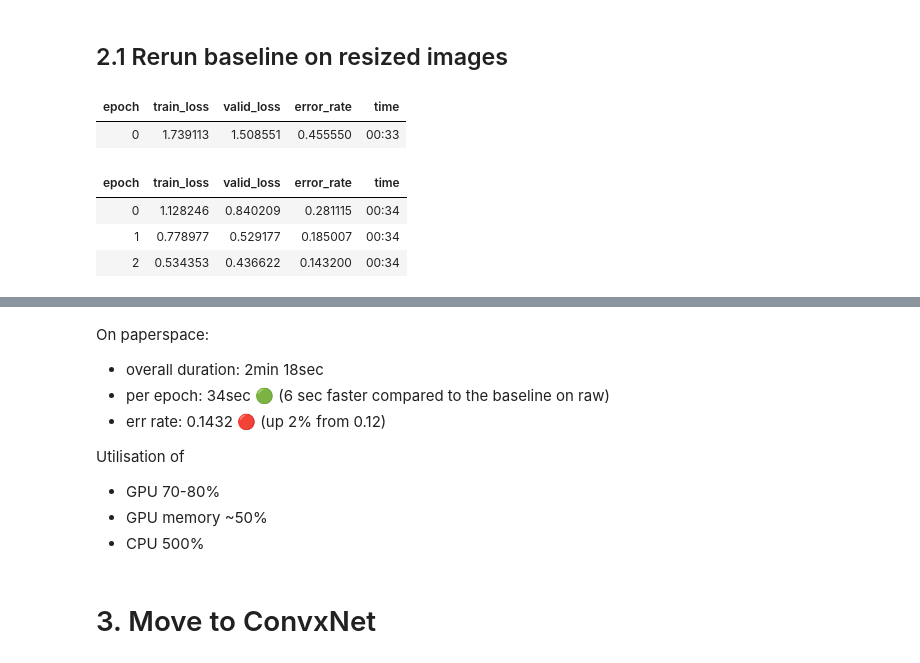
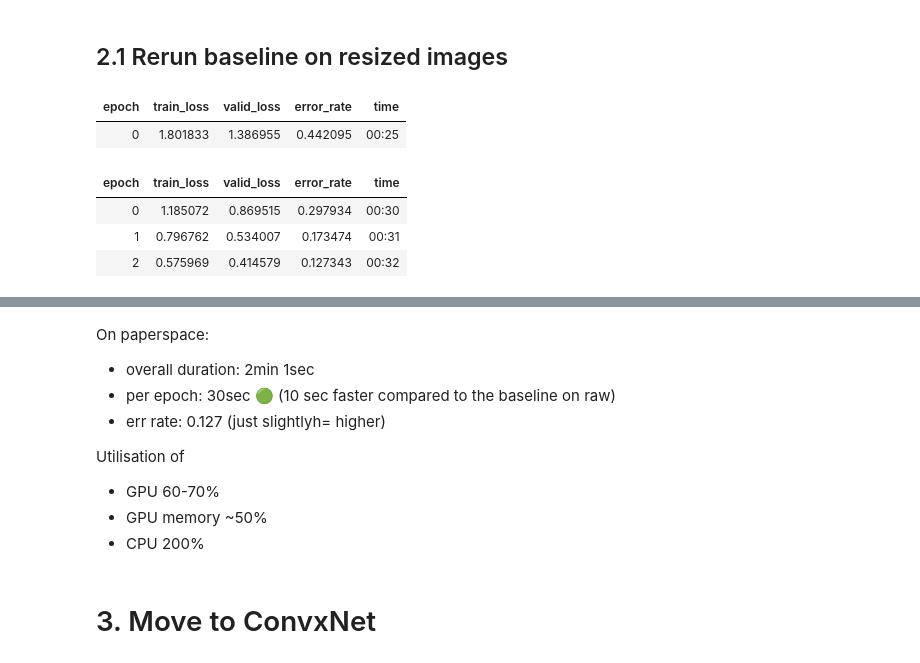
Before and after one commit to jffist/fastai22-paddy, a Jupyter notebook: notebooks/02-convxnet-resize-tta.ipynb, the cells around one changed output, grey strips where cells are left out. Cells and saved outputs as stored; diff of their text form; code cells hidden in the pictures.

```diff
--- a/notebooks/02-convxnet-resize-tta.ipynb
+++ b/notebooks/02-convxnet-resize-tta.ipynb
@@ -273,14 +276,14 @@ Wall time: 57.2 s
 ## 2.1 Rerun baseline on resized images
 # %%
 %%time
-learn, dls = train(train_path, "resnet26d",
+learn, dls = train(train_path_small, "resnet26d",
                    Resize(256, method='squish'),  # changed scale to 256 to match resized
                    aug_transforms(size=128, min_scale=0.75),
                    3)
 # %% [output]
 | epoch | train_loss | valid_loss | error_rate | time |
-| 0 | 1.739113 | 1.508551 | 0.455550 | 00:33 |
+| 0 | 1.801833 | 1.386955 | 0.442095 | 00:25 |
 | epoch | train_loss | valid_loss | error_rate | time |
-| 0 | 1.128246 | 0.840209 | 0.281115 | 00:34 |
-| 1 | 0.778977 | 0.529177 | 0.185007 | 00:34 |
-| 2 | 0.534353 | 0.436622 | 0.143200 | 00:34 |
+| 0 | 1.185072 | 0.869515 | 0.297934 | 00:30 |
+| 1 | 0.796762 | 0.534007 | 0.173474 | 00:31 |
+| 2 | 0.575969 | 0.414579 | 0.127343 | 00:32 |
@@ -289,13 +292,13 @@ Wall time: 2min 18s
 # %% [markdown]
 On paperspace:
-* overall duration: 2min 18sec
-* per epoch: 34sec 🟢 (6 sec faster compared to the baseline on raw)
-* err rate: 0.1432 🔴 (up 2% from 0.12)
+* overall duration: 2min 1sec
+* per epoch: 30sec 🟢 (10 sec faster compared to the baseline on raw)
+* err rate: 0.127 (just slightlyh= higher)
 
 Utilisation of
-* GPU 70-80%
+* GPU 60-70%
 * GPU memory ~50%
-* CPU  500%
+* CPU  200%
 # %% [markdown]
 # 3. Move to ConvxNet
 # %%
```
Also changed, not shown: parts of 48 cells of this notebook.
